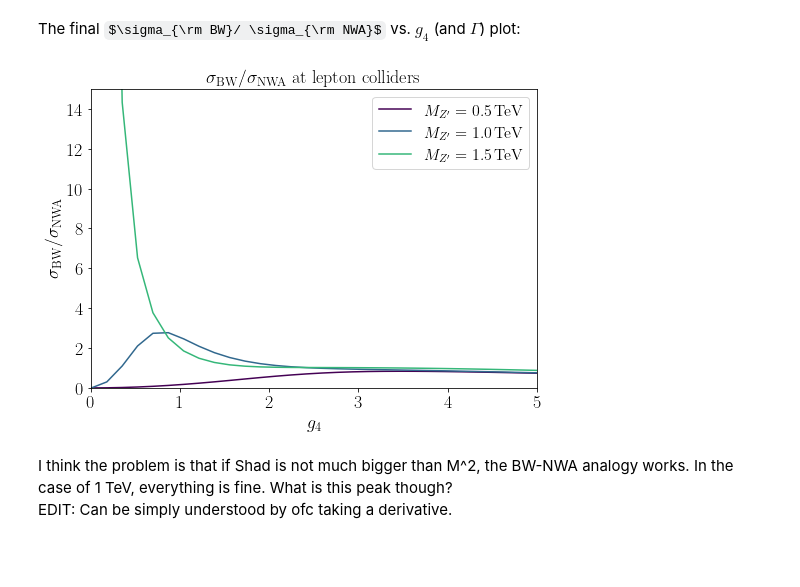
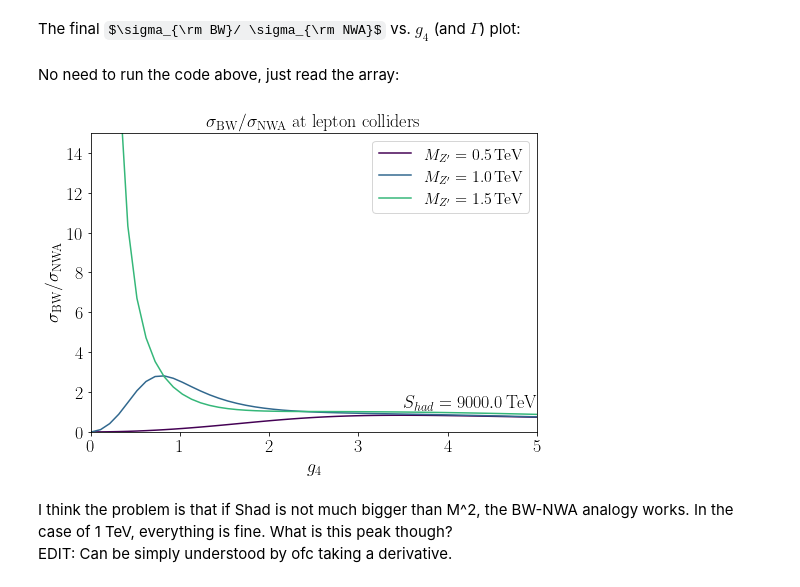
Before and after one commit to armankorajac/finite-width-lepton-colliders, a Jupyter notebook: finite-width.ipynb, the cells around one changed output. Cells and saved outputs as stored; diff of their text form; code cells hidden in the pictures; some formulas as TeX source; blank space fills up the shorter version.

Commit message:
added two plots in the code

```diff
--- a/finite-width.ipynb
+++ b/finite-width.ipynb
@@ -651,23 +653,29 @@ BW vs NWA, g4 = 0.25:  5.0974953700997256e-17 9.013146963528711e-17 0.5655622160
 The final $\sigma_{\rm BW}/ \sigma_{\rm NWA}$ vs. $g_4$ (and $\Gamma$) plot:
 # %%
 MZpVal = [500.0, 1000.0, 1500.0] # in GeV
-g4val = np.linspace(0.01, 5.0, 30)
+g4val = np.linspace(0.01, 5.0, 50)
 xsecHadronic_over_g4 = [[xsecBWvsNWARatio(MZp, g4) for g4 in g4val] for MZp in MZpVal]
+
+np.save('xsecHadronic_MZpVal_g4val.npy', xsecHadronic_over_g4)
+# %% [markdown]
+No need to run the code above, just read the array:
+# %%
+xsecHadronic_over_g4 = np.load('xsecHadronic_MZpVal_g4val.npy')
 # %%
 fig, ax = plt.subplots(1,1, figsize=(8, 5.5))
 for i in range(len(MZpVal)):
     ax.plot(g4val, xsecHadronic_over_g4[i], label = rf"$M_{{Z^\prime}} = {MZpVal[i]*1e-3:.1f}\,\mathrm{{TeV}}$", color = plt.cm.viridis(i/len(MZpVal)))
 ax.set_title(r"$\sigma_{\rm BW}/\sigma_{\rm NWA}$ at lepton colliders", fontsize = 18)
 ax.set_xlabel(r"$g_4$", fontsize = 18)
 ax.set_ylabel(r"$\sigma_{\rm BW}/\sigma_{\rm NWA}$", fontsize = 18)
-#ax.text(x = 3.5, y = 1.2, s = rf"$M_{{Z^\prime}} = {MZpVal*1e-3:.1f}\,\mathrm{{TeV}}$", fontsize = 18)
+ax.text(x = 3.5, y = 1.2, s = rf"$S_{{had}} = {Shad*1e-3:.1f}\,\mathrm{{TeV}}$", fontsize = 18)
 ax.set_xlim(0, 5)
 ax.set_ylim(0, 15)
 ax.legend(fontsize = 16)
 
 plt.show()
 # %% [output]
-[figure, old version]
+[figure, new version]
 # %% [markdown]
 I think the problem is that if Shad is not much bigger than M^2, the BW-NWA analogy works. In the case of 1 TeV, everything is fine. What is this peak though? \
 EDIT: Can be simply understood by ofc taking a derivative.
```
Also changed, not shown: parts of 4 cells of this notebook, 2 other files.
